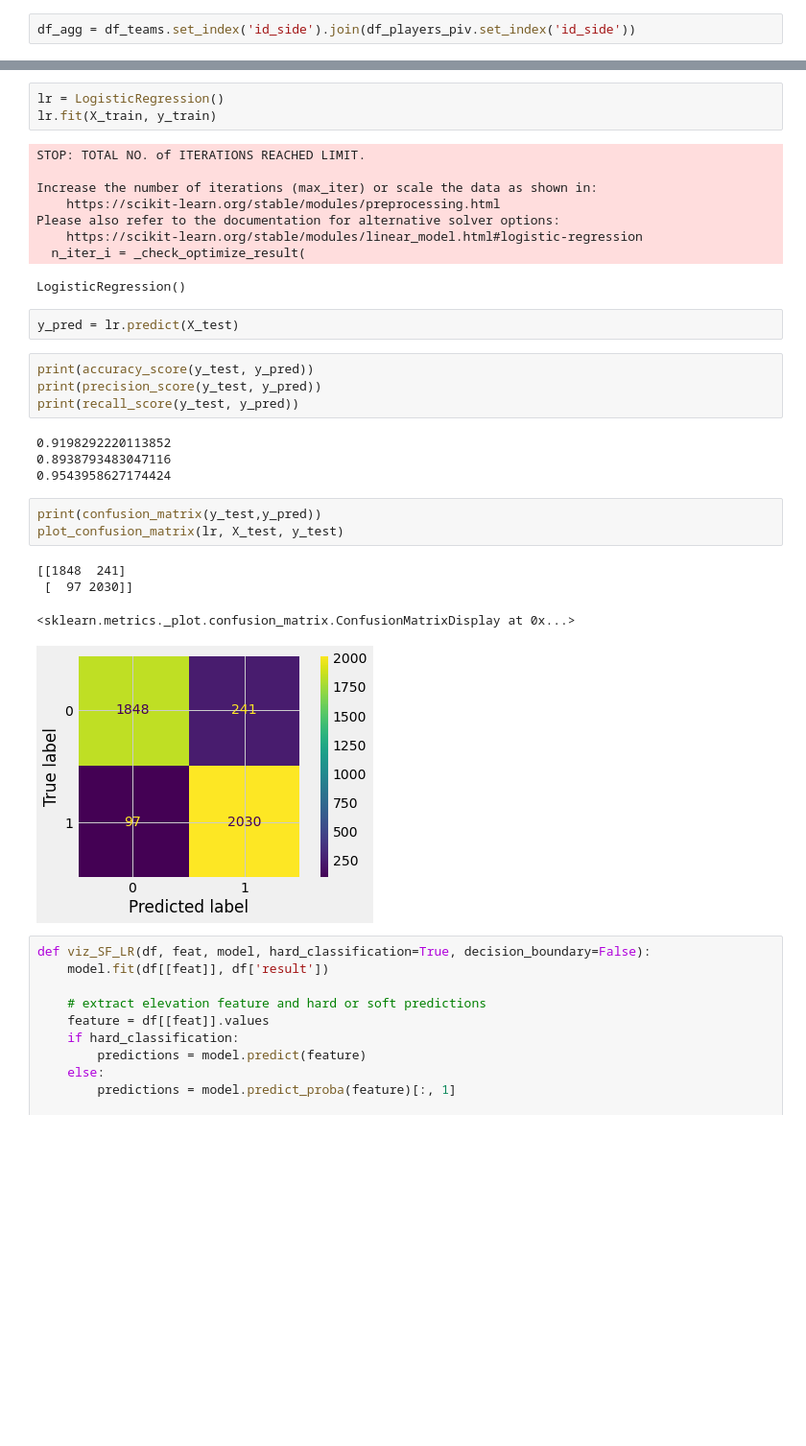
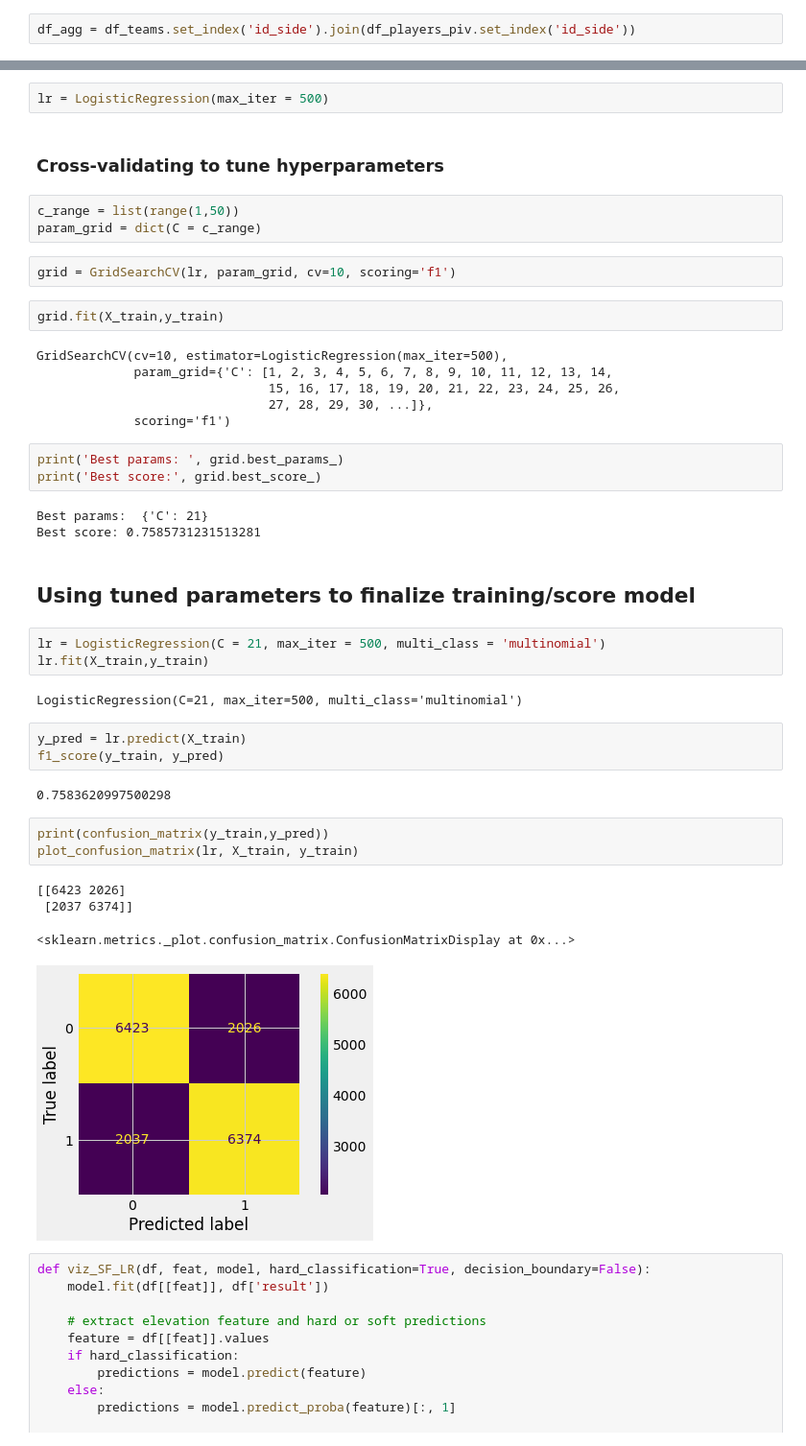
Before and after one commit to maneaterrbug/league_logistic_regression, a Jupyter notebook: code/eda_code.ipynb, the cells around one changed output, grey strips where cells are left out. Shown at 96% size. Drawn from its saved outputs; the diff is of its cells as text; blank space fills up the shorter version.

```diff
--- a/code/eda_code.ipynb
+++ b/code/eda_code.ipynb
@@ -92,33 +86,46 @@ train_df['result'] = y_train
+# %%
+lr = LogisticRegression(max_iter = 500)
+# %% [markdown]
+### Cross-validating to tune hyperparameters
+# %%
+c_range = list(range(1,50))
+param_grid = dict(C = c_range)
+# %%
+grid = GridSearchCV(lr, param_grid, cv=10, scoring='f1')
 # %%
-lr = LogisticRegression()
-lr.fit(X_train, y_train)
+grid.fit(X_train,y_train)
 # %% [output]
-STOP: TOTAL NO. of ITERATIONS REACHED LIMIT.
-
-Increase the number of iterations (max_iter) or scale the data as shown in:
-    https://scikit-learn.org/stable/modules/preprocessing.html
-Please also refer to the documentation for alternative solver options:
-    https://scikit-learn.org/stable/modules/linear_model.html#logistic-regression
-  n_iter_i = _check_optimize_result(
+GridSearchCV(cv=10, estimator=LogisticRegression(max_iter=500),
+             param_grid={'C': [1, 2, 3, 4, 5, 6, 7, 8, 9, 10, 11, 12, 13, 14,
+                               15, 16, 17, 18, 19, 20, 21, 22, 23, 24, 25, 26,
+                               27, 28, 29, 30, ...]},
+             scoring='f1')
-LogisticRegression()
+# %%
+print('Best params: ', grid.best_params_)
+print('Best score:', grid.best_score_)
+# %% [output]
+Best params:  {'C': 21}
+Best score: 0.7585731231513281
+# %% [markdown]
+## Using tuned parameters to finalize training/score model
+# %%
+lr = LogisticRegression(C = 21, max_iter = 500, multi_class = 'multinomial')
+lr.fit(X_train,y_train)
+# %% [output]
+LogisticRegression(C=21, max_iter=500, multi_class='multinomial')
 # %%
-y_pred = lr.predict(X_test)
+y_pred = lr.predict(X_train)
+f1_score(y_train, y_pred)
+# %% [output]
+0.7583620997500298
-# %%
-print(accuracy_score(y_test, y_pred))
-print(precision_score(y_test, y_pred))
-print(recall_score(y_test, y_pred))
-# %% [output]
-0.9198292220113852
-0.8938793483047116
-0.9543958627174424
 # %%
-print(confusion_matrix(y_test,y_pred))
-plot_confusion_matrix(lr, X_test, y_test)
+print(confusion_matrix(y_train,y_pred))
+plot_confusion_matrix(lr, X_train, y_train)
 # %% [output]
-[[1848  241]
- [  97 2030]]
+[[6423 2026]
+ [2037 6374]]
 <sklearn.metrics._plot.confusion_matrix.ConfusionMatrixDisplay at 0x...>
-[figure, old version]
+[figure, new version]
 # %%
 def viz_SF_LR(df, feat, model, hard_classification=True, decision_boundary=False):
     model.fit(df[[feat]], df['result'])
```
Also changed, not shown: parts of 11 cells of this notebook.
